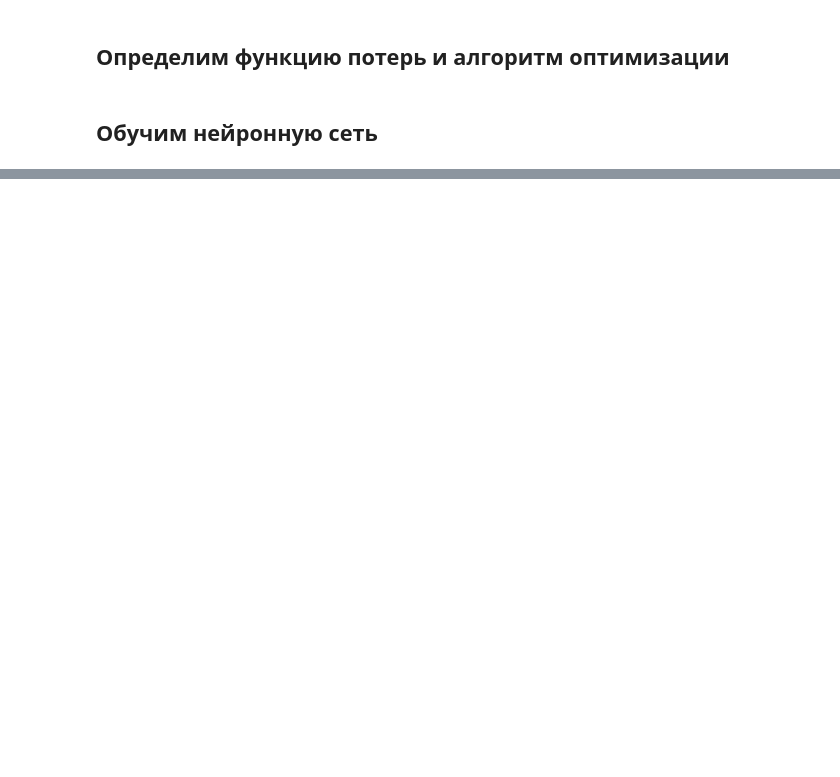
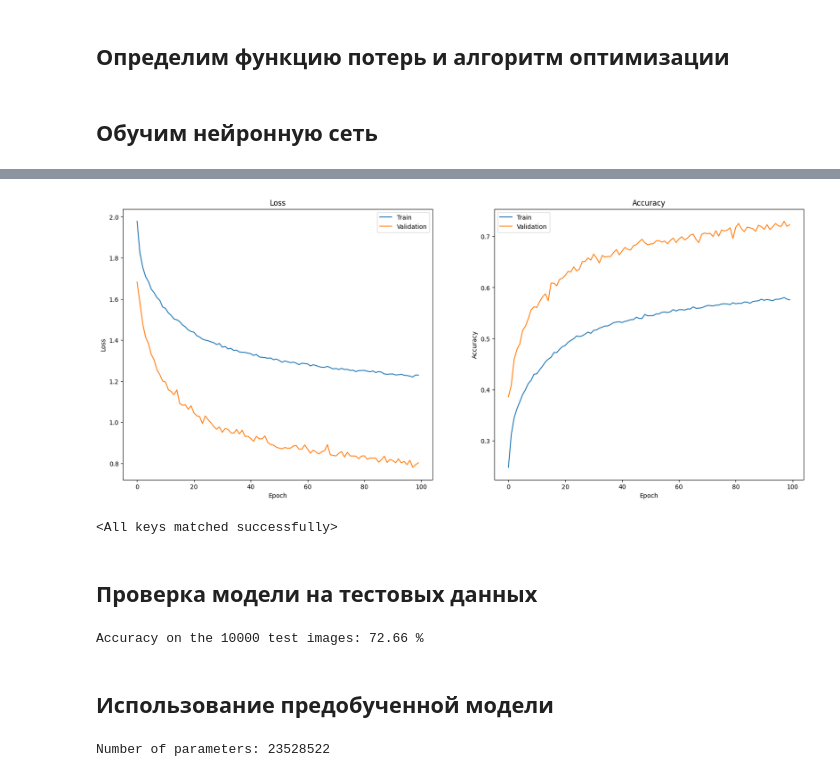
Before and after one commit to SerMisterMish/Statistical_and_Machine_Learning, a Jupyter notebook: nn_image/nn_image_conv/nn_image_conv.ipynb, the cells around one changed output, grey strips where cells are left out. Cells and saved outputs as stored; diff of their text form; code cells hidden in the pictures; blank space fills up the shorter version.

Commit message:
Add fine-tuning resnet50

```diff
--- a/nn_image/nn_image_conv/nn_image_conv.ipynb
+++ b/nn_image/nn_image_conv/nn_image_conv.ipynb
@@ -138,7 +155,7 @@ def train_model(model, criterion, optimizer, scheduler, num_epochs=25):
         # loss_hist_val, acc_hist_val = [], []
 
         for epoch in range(num_epochs):
-            print(f'Epoch {epoch}/{num_epochs - 1}')
+            print(f'Epoch {epoch + 1}/{num_epochs}')
             print('-' * 10)
 
             # Each epoch has a training and validation phase
@@ -172,16 +189,16 @@ def train_model(model, criterion, optimizer, scheduler, num_epochs=25):
                             optimizer.step()
 
                     # statistics
-                    running_loss += loss.item() * inputs.size(0)
-                    running_corrects += torch.sum(preds == labels.data)
+                    running_loss += loss.item() * inputs.shape[0]
+                    running_corrects += torch.sum(preds == labels.data).item()
 
                 epoch_loss = running_loss / dataset_sizes[phase]
-                epoch_acc = running_corrects.double() / dataset_sizes[phase]
+                epoch_acc = running_corrects / dataset_sizes[phase]
 
                 if phase == 'val':
                     scheduler.step(epoch_loss)
 
-                print(f'{phase} Loss: {epoch_loss:.4f} Acc: {epoch_acc:.4f}')
+                print(f'{phase} Loss: {epoch_loss:.4f} Accuracy: {epoch_acc:.4f}')
 
                 loss_hist[phase].append(epoch_loss)
                 acc_hist[phase].append(epoch_acc)
@@ -201,4 +218,4 @@ def train_model(model, criterion, optimizer, scheduler, num_epochs=25):
         model.load_state_dict(torch.load(best_model_params_path, weights_only=True))
     return model, loss_hist, acc_hist
 # %%
-net, loss_hist, acc_hist = train_model(net, criterion, optimizer, scheduler)
+net, loss_hist, acc_hist = train_model(net, criterion, optimizer, scheduler, num_epochs=100)
@@ -205,6 +243,49 @@ net, loss_hist, acc_hist = train_model(net, criterion, optimizer, scheduler)
 # %%
-plt.plot(loss_hist["train"])
-plt.plot(loss_hist["val"])
+fig, ax = plt.subplots(ncols=2, figsize=(20, 8))
+
+ax1, ax2 = ax.flatten()
+
+ax1.plot(loss_hist['train'], label='Train')
+ax1.plot(loss_hist['val'], label='Validation')
+ax1.set_xlabel("Epoch")
+ax1.set_ylabel("Loss")
+ax1.set_title("Loss")
+ax1.legend()
+
+ax2.plot(acc_hist['train'], label='Train')
+ax2.plot(acc_hist['val'], label='Validation')
+ax2.set_xlabel("Epoch")
+ax2.set_ylabel("Accuracy")
+ax2.set_title("Accuracy")
+ax2.legend()
+
+plt.show()
+# %% [output]
+[figure, added]
+# %%
+net.load_state_dict(torch.load(os.path.join(PATH, 'net.pt')))
+# %% [output]
+<All keys matched successfully>
+# %% [markdown]
+## Проверка модели на тестовых данных
+# %%
+pred_vec = []
+correct = 0
+net.eval()
+with torch.no_grad():
+    for inputs, labels in dataloaders['test']:
+        inputs, labels = inputs.to(device), labels.to(device)
+        outputs = net(inputs)
+        _, predicted = torch.max(outputs, 1)
+        correct += (predicted == labels).sum().item()
+        pred_vec.append(predicted)
+    pred_vec = torch.cat(pred_vec)
+
+print('Accuracy on the 10000 test images: %.2f %%' % (100 * correct / dataset_sizes['test']))
+# %% [output]
+Accuracy on the 10000 test images: 72.66 %
+# %% [markdown]
+## Использование предобученной модели
 # %%
 from torchvision.models import resnet50, ResNet50_Weights
 
@@ -214,6 +295,6 @@ resnet.fc = nn.Linear(num_ftrs, 10)
 
 resnet = resnet.to(device)
 
-criterion = nn.CrossEntropyLoss()
-optimizer = optim.Adam(resnet.parameters(), lr=0.01, betas=(0.9, 0.999), eps=1e-08, weight_decay=0, amsgrad=False)
-scheduler = optim.lr_scheduler.ReduceLROnPlateau(optimizer, mode='min', factor=0.1, patience=10, min_lr=0)
+print(f'Number of parameters: {sum(p.numel() for p in resnet.parameters())}')
+# %% [output]
+Number of parameters: 23528522
```
Also changed, not shown: parts of 14 cells of this notebook, 2 other files.
